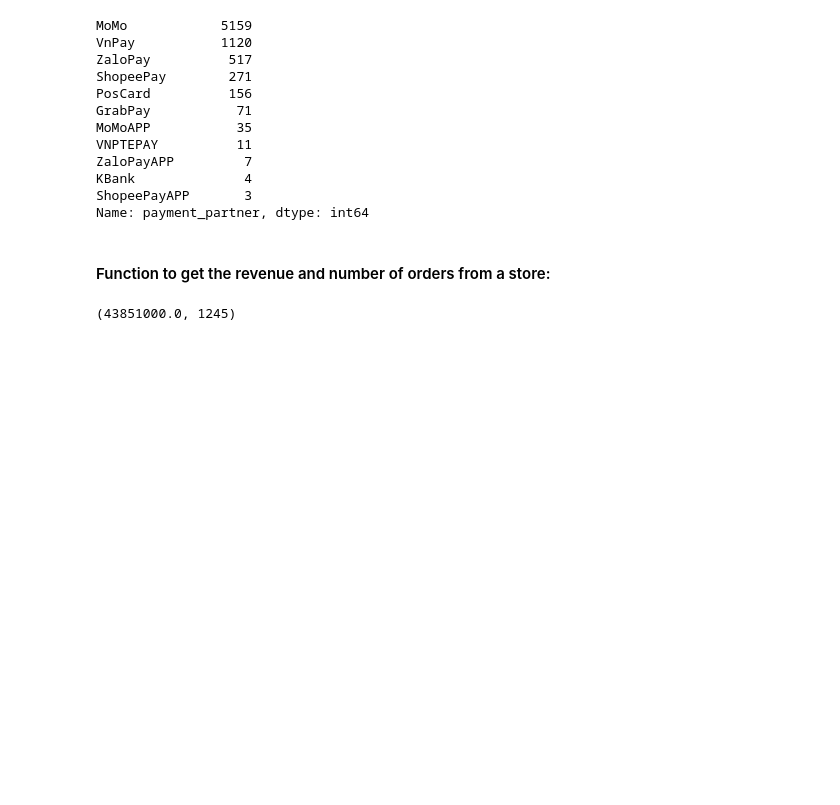
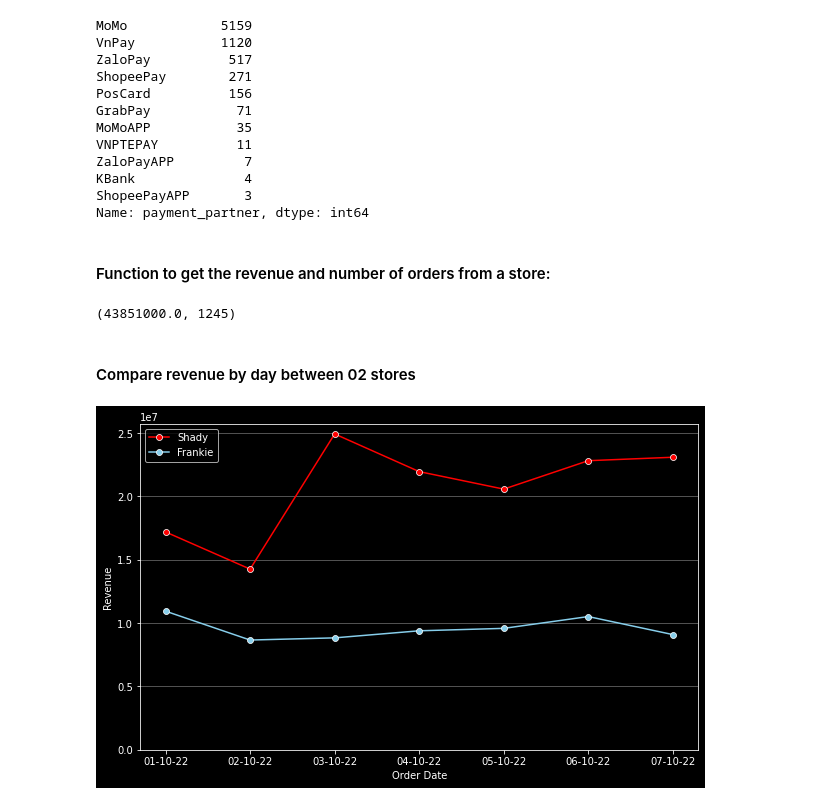
Before and after one commit to linhtr29/DA_Projects, a Jupyter notebook: [Linh Tran] Python_FnB_Project/FnB_sales_project.ipynb, the cells around one changed output. Drawn from its saved outputs; the diff is of its cells as text; code cells hidden in the pictures; blank space fills up the shorter version.

```diff
--- a/[Linh Tran] Python_FnB_Project/FnB_sales_project.ipynb
+++ b/[Linh Tran] Python_FnB_Project/FnB_sales_project.ipynb
@@ -328,3 +328,26 @@ def sales_store(store):
 sales_store('Thumper')
 # %% [output]
 (43851000.0, 1245)
+# %% [markdown]
+#### Compare revenue by day between 02 stores
+# %%
+store1 = 'Shady'
+store2 = 'Frankie'
+
+store1_rev = df[df['store'] == store1].groupby('order_date').sum()['total'].reset_index()
+store1_rev
+
+store2_rev = df[df['store'] == store2].groupby('order_date').sum()['total'].reset_index()
+store2_rev
+
+plt.figure(figsize=(10,6))
+ax = plt.subplot()
+sns.lineplot(data=store1_rev, x='order_date', y='total', marker='o', color='red', label = store1)
+sns.lineplot(data=store2_rev, x='order_date', y='total', marker='o', color='skyblue', label = store2)
+plt.grid(axis='y', alpha=0.4)
+plt.yticks(ticks=range(0, 25000001, 5000000))
+plt.xlabel('Order Date')
+plt.ylabel('Revenue')
+plt.show()
+# %% [output]
+[figure, added]
```
